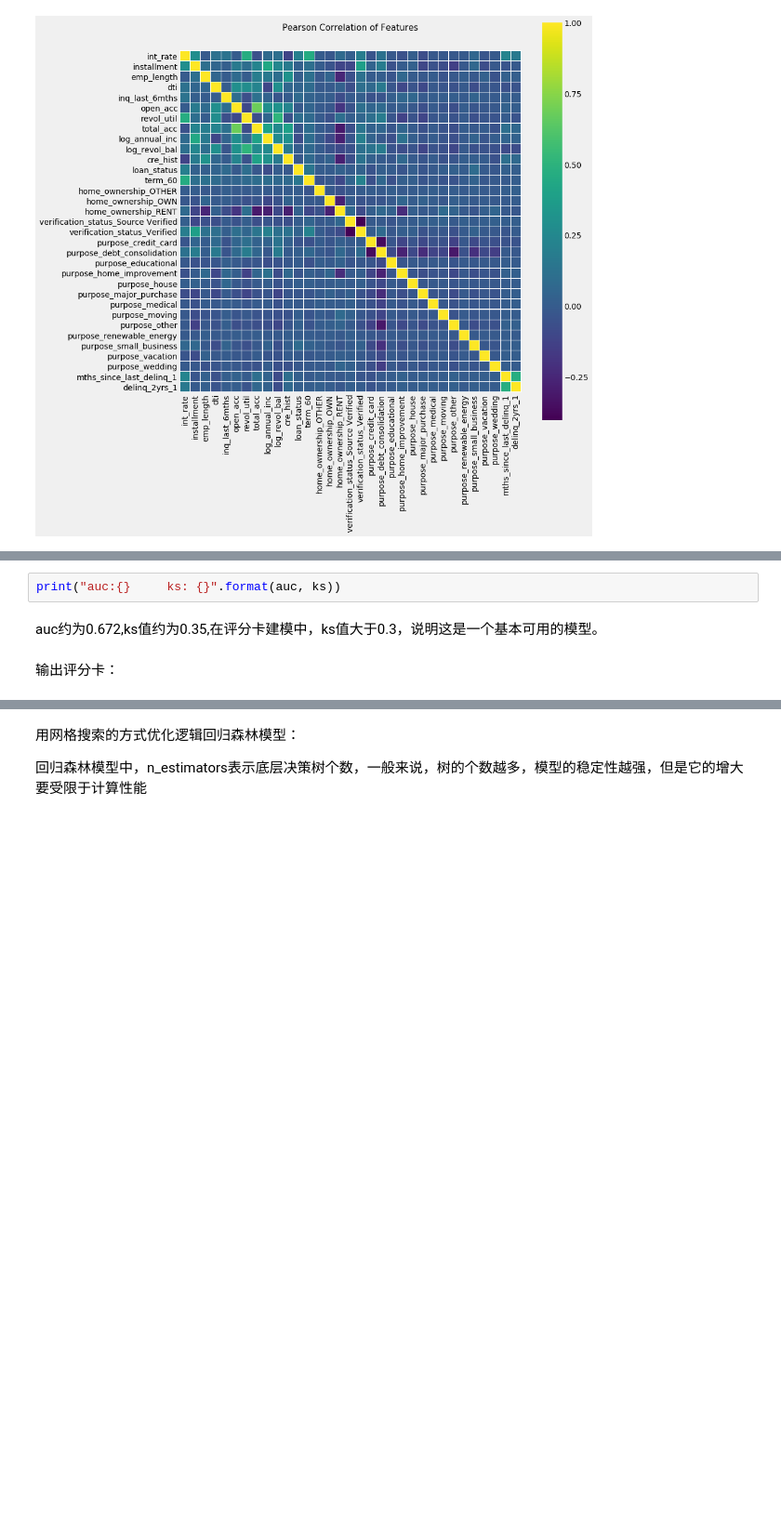
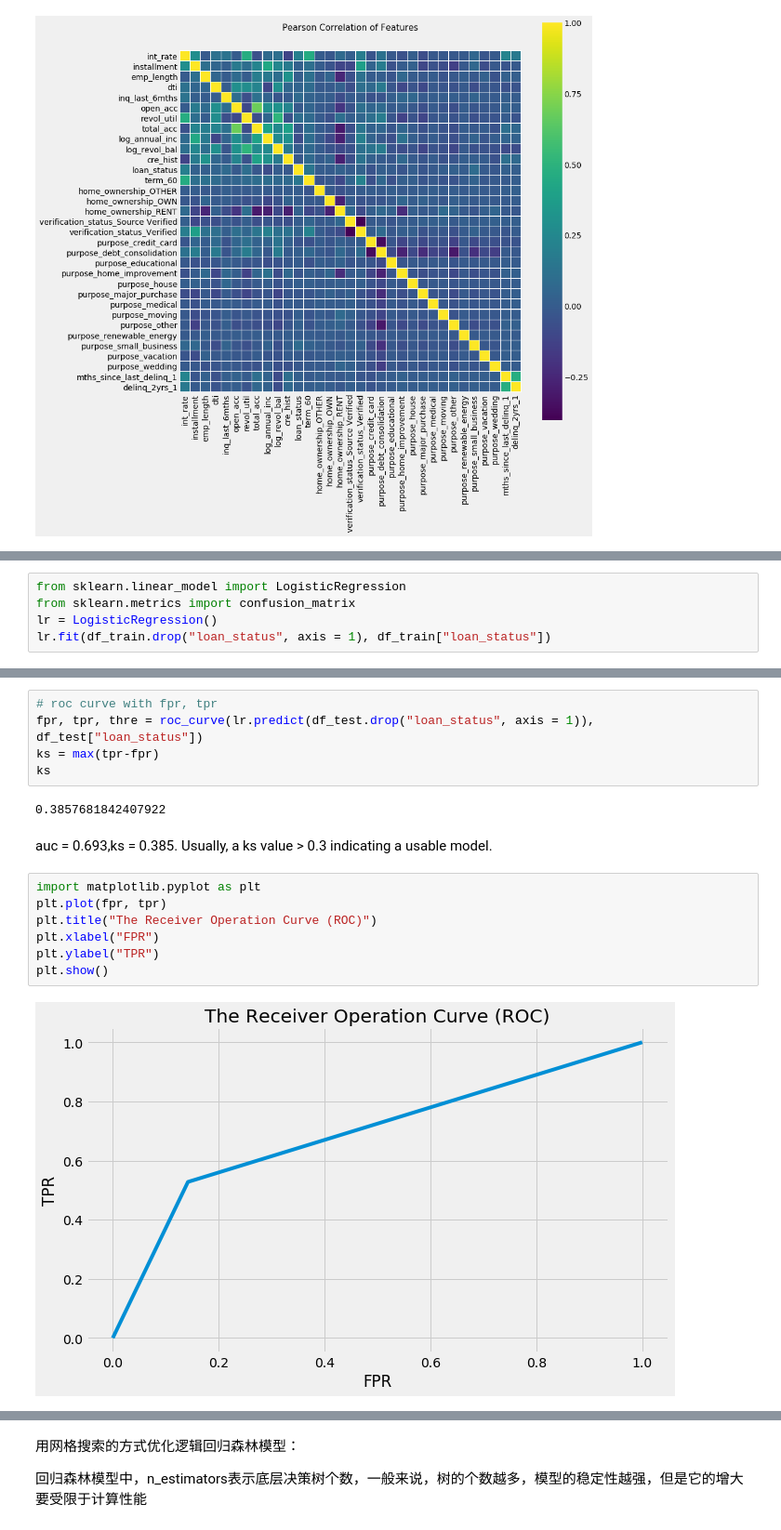
Before and after one commit to xslittlemaggie/Deep-Learning-Machine-Learning-Projects, a Jupyter notebook: Loan_Risk_Detection_RandomForest.ipynb, the cells around one changed output, grey strips where cells are left out. Shown at 93% size. Drawn from its saved outputs; the diff is of its cells as text; blank space fills up the shorter version.

```diff
--- a/Loan_Risk_Detection_RandomForest.ipynb
+++ b/Loan_Risk_Detection_RandomForest.ipynb
@@ -1588,0 +1605,5 @@ plt.show()
+# %%
+from sklearn.linear_model import LogisticRegression
+from sklearn.metrics import confusion_matrix
+lr = LogisticRegression()
+lr.fit(df_train.drop("loan_status", axis = 1), df_train["loan_status"])
@@ -1596,7 +1653,19 @@ NameError: ignored
-# %%
-print("auc:{}     ks: {}".format(auc, ks))
-# %% [markdown]
-auc约为0.672,ks值约为0.35,在评分卡建模中，ks值大于0.3，说明这是一个基本可用的模型。
-# %% [markdown]
-输出评分卡：
+# %%
+# roc curve with fpr, tpr
+fpr, tpr, thre = roc_curve(lr.predict(df_test.drop("loan_status", axis = 1)), df_test["loan_status"])
+ks = max(tpr-fpr)
+ks
+# %% [output]
+0.3857681842407922
+# %% [markdown]
+auc = 0.693,ks = 0.385. Usually, a ks value > 0.3 indicating a usable model.
+# %%
+import matplotlib.pyplot as plt
+plt.plot(fpr, tpr)
+plt.title("The Receiver Operation Curve (ROC)")
+plt.xlabel("FPR")
+plt.ylabel("TPR")
+plt.show()
+# %% [output]
+[figure, added]
 # %% [markdown]
```
Also changed, not shown: parts of 81 cells of this notebook.
